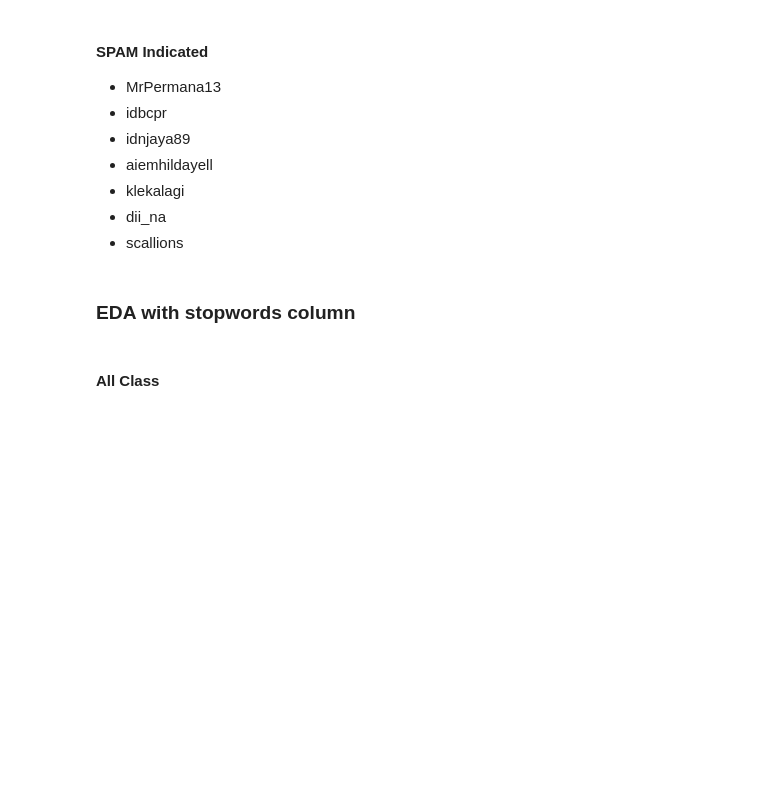
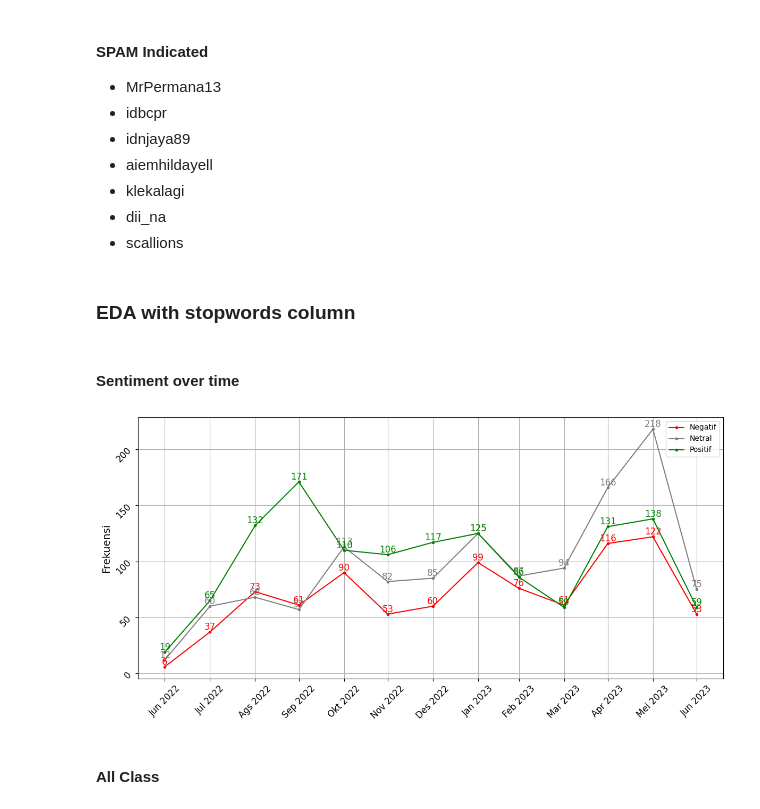
Before and after one commit to naufalnashif/sentiment-analysis-biskita, a Jupyter notebook: biskita_ensemble_model.ipynb, the cells around one changed output. Drawn from its saved outputs; the diff is of its cells as text; code cells hidden in the pictures; blank space fills up the shorter version.

```diff
--- a/biskita_ensemble_model.ipynb
+++ b/biskita_ensemble_model.ipynb
@@ -565,6 +565,72 @@ df_dupl.head()
 #scallions = df_dupl[df_dupl['username']=='scallions']
 # %% [markdown]
 ### EDA with stopwords column
+# %% [markdown]
+#### Sentiment over time
+# %%
+# Tanggal awal data
+start_date = '2022-06-26 6:22:41'
+
+# Mengubah tanggal awal menjadi awal bulan Juni
+start_of_june = pd.to_datetime(start_date) - pd.DateOffset(days=pd.to_datetime(start_date).day - 1)
+
+# Memperbarui tanggal awal dalam data
+data['date'] = pd.to_datetime(data['date'])
+data.loc[data['date'] < start_of_june, 'date'] = start_of_june
+
+# Pengelompokkan data berdasarkan bulan
+monthly_counts = data.groupby([pd.Grouper(key='date', freq='M'), 'label-fix'])['label-fix'].count().unstack()
+
+plt.figure(figsize=(12, 6))
+plt.plot(monthly_counts.index, monthly_counts['Negatif'], marker=".", color='red', label='Negatif')
+plt.plot(monthly_counts.index, monthly_counts['Netral'], marker='.', color='grey', label='Netral')
+plt.plot(monthly_counts.index, monthly_counts['Positif'], marker=".", color='green', label='Positif')
+
+# Menambahkan label pada setiap titik dengan Pandas
+for label in ['Negatif', 'Netral', 'Positif']:
+    for x, y in zip(monthly_counts.index, monthly_counts[label]):
+        plt.text(x, y, str(y), ha='center', va='bottom', fontsize=12, color='red' if label == 'Negatif' else 'grey' if label == 'Netral' else 'green')
+
+#plt.title('Label Counts Over Time (Per Month)')
+plt.ylabel('Frekuensi', fontsize = 14)
+plt.grid(True)
+plt.legend()
+
+# Mengatur label sumbu X dengan nama bulan dan tahun
+plt.xticks(rotation=45, fontsize = 12)
+plt.yticks(rotation=45, fontsize = 12)
+
+# labels = [month.strftime("%b %Y") for month in monthly_counts.index]
+
+# Membuat kamus konversi nama bulan
+bulan_dict = {
+    'Jan': 'Jan',
+    'Feb': 'Feb',
+    'Mar': 'Mar',
+    'Apr': 'Apr',
+    'May': 'Mei',
+    'Jun': 'Jun',
+    'Jul': 'Jul',
+    'Aug': 'Ags',
+    'Sep': 'Sep',
+    'Oct': 'Okt',
+    'Nov': 'Nov',
+    'Dec': 'Des'
+}
+
+# Mengatur label sumbu X dengan nama bulan dan tahun dalam bahasa Indonesia
+labels = [f"{bulan_dict[month.strftime('%b')]} {month.year}" for month in monthly_counts.index]
+plt.xticks(monthly_counts.index, labels)
+plt.xticks(monthly_counts.index, labels)
+
+plt.tight_layout()
+plt.show()
+
+
+# Menyimpan plot ke dalam file gambar (format PNG)
+#plt.savefig("/content/drive/MyDrive/Skripsi/output-4/EDA/plot_over_time(per month).png")
+# %% [output]
+[figure, added]
 # %% [markdown]
 #### All Class
 # %%
```
Also changed, not shown: parts of 6 cells of this notebook.
